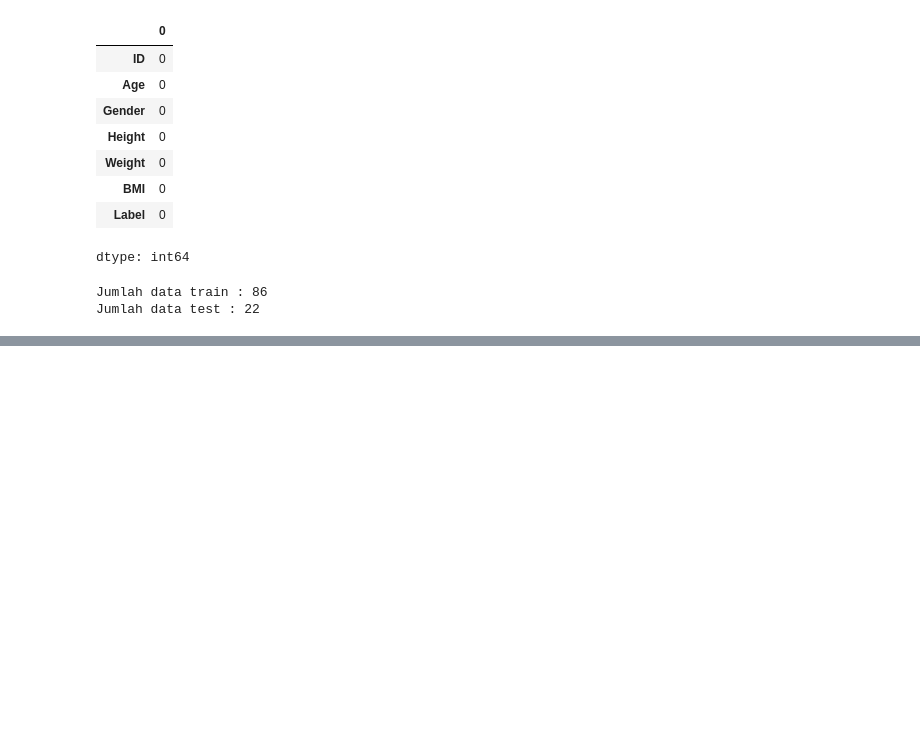
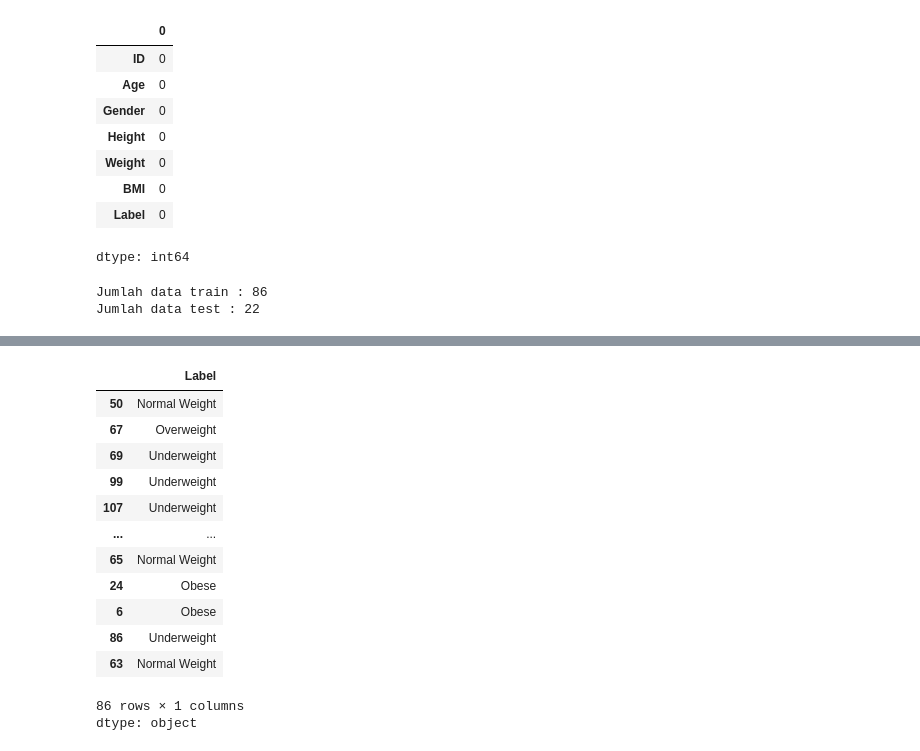
Before and after one commit to ADRIFAOZAN/UAS-AI, a Jupyter notebook: Klasifikasi_Obesitas.ipynb, the cells around one changed output, grey strips where cells are left out. Drawn from its saved outputs; the diff is of its cells as text; code cells hidden in the pictures; blank space fills up the shorter version.

```diff
--- a/Klasifikasi_Obesitas.ipynb
+++ b/Klasifikasi_Obesitas.ipynb
@@ -77,0 +101,17 @@ from sklearn.preprocessing import StandardScaler, OneHotEncoder, LabelEncoder
+# %%
+y_train
+# %% [output]
+|  | Label |
+| 50 | Normal Weight |
+| 67 | Overweight |
+| 69 | Underweight |
+| 99 | Underweight |
+| 107 | Underweight |
+| ... | ... |
+| 65 | Normal Weight |
+| 24 | Obese |
+| 6 | Obese |
+| 86 | Underweight |
+| 63 | Normal Weight |
+86 rows × 1 columns
+dtype: object
```
Also changed, not shown: parts of 19 cells of this notebook.
